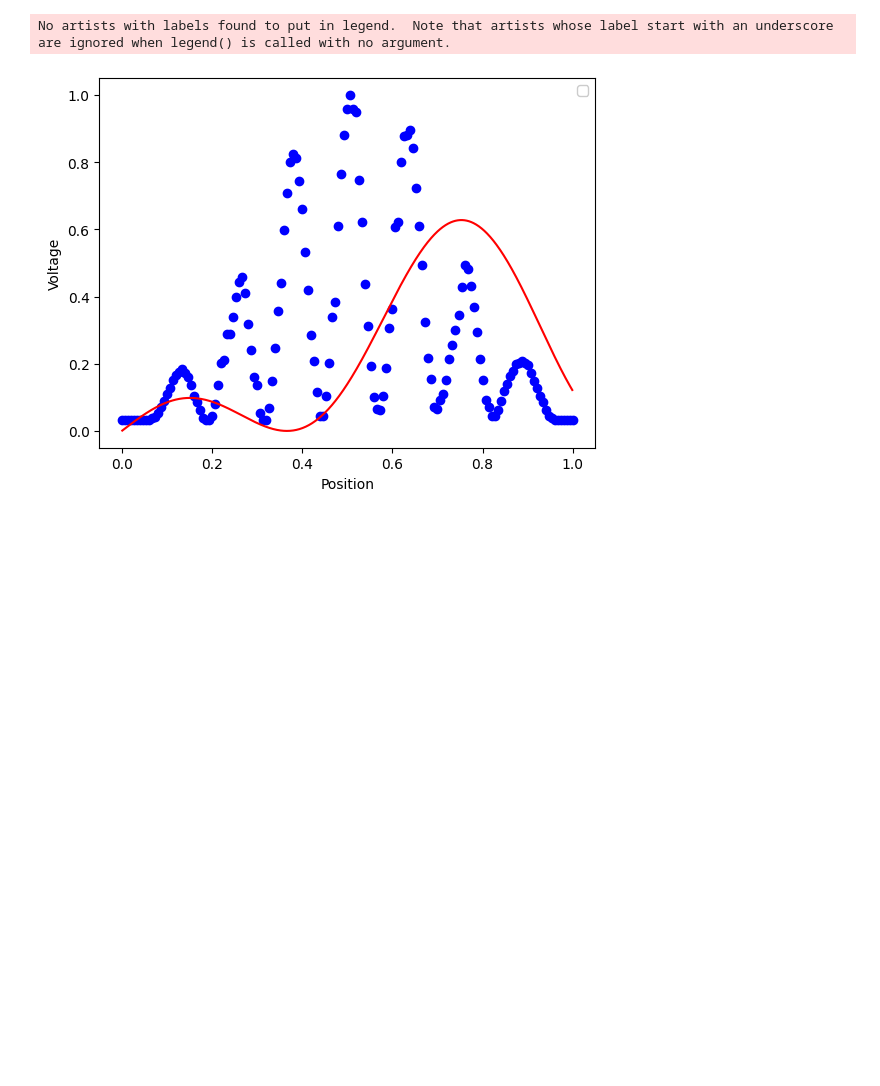
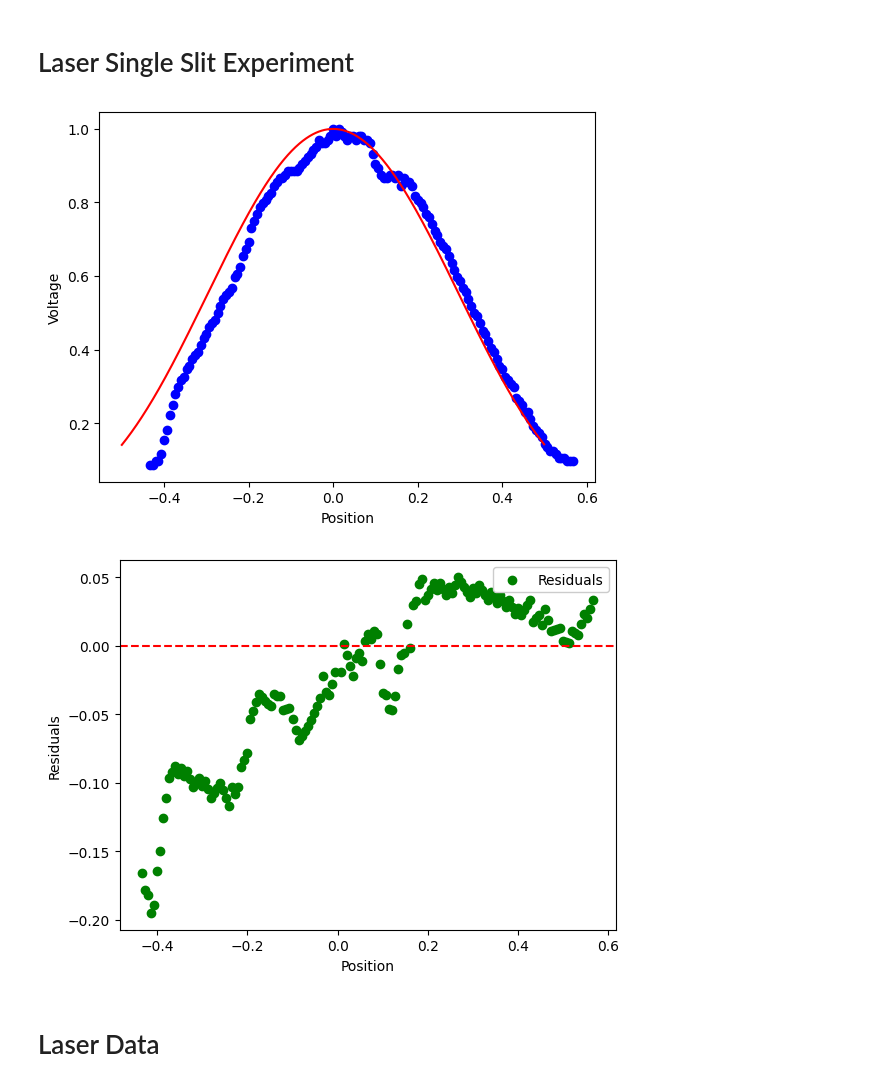
Before and after one commit to ChristianArgueta/PHSX-616, a Jupyter notebook: SIngle Photon.ipynb, the cells around one changed output. Saved outputs shown, nothing was run; the diff lists cells and outputs as text; code cells hidden in the pictures; blank space fills up the shorter version.

```diff
--- a/SIngle Photon.ipynb
+++ b/SIngle Photon.ipynb
@@ -35,0 +37,16 @@ Text(0.5, 1.0, 'Laser - Double Slit')
+# %%
+x_max1= max(xArray1)
+y_max1 = max(yArray1)
+x_min1 = min(xArray1)
+y_min1 = min(yArray1)
+
+
+
+xArray_Norm1 = ((xArray1/x_max1) -0.43333333333333335)
+yArray_Norm1 = yArray1/y_max1
+
+
+plt.scatter(xArray_Norm1, yArray_Norm1)
+plt.xlabel('Position (mm)')
+plt.ylabel('Voltage (mV)')
+plt.title('Laser - Double Slit')
@@ -124,0 +135,3 @@ def fit(x, I0, a, b, lam, D):
+# %%
+def fit1(x, I0, a, lam, D):
+    return I0 * ((np.sin(a*x/(lam*D)))**2 / (a*x/((lam*D)))**2)
@@ -125,20 +176,39 @@ def fit(x, I0, a, b, lam, D):
+# %% [markdown]
+# Laser Single Slit Experiment
 # %%
-guess = [1, 0.0113, 0.047, 8.93e-5, 122.66]
+guess = [1, 0.03, 8.93e-5, 77]
+# Assuming xArray_Norm1 and yArray_Norm1 are defined elsewhere in your code
+popt, pcov = curve_fit(fit1, xArray_Norm1, yArray_Norm1, guess)
 
-popt, pcov = curve_fit(fit, xArray_Norm, yArray_Norm,guess)
-xFit1 = np.arange(0, 1, 0.001)
+# Generate fit values for plotting
+xFit1 = np.arange(-0.5, 0.5, 0.001)
+yFit1 = fit1(xFit1, *popt)
 
-
-plt.scatter(xArray_Norm, yArray_Norm,  color="blue")
-plt.plot(xFit1, fit(xFit1, *popt), color="r", )
-
+# Plotting the original scatter and the fit curve
+plt.scatter(xArray_Norm1, yArray_Norm1, color="blue")
+plt.plot(xFit1, yFit1, color="r")
 
 plt.xlabel("Position")
 plt.ylabel("Voltage")
 
 # Customize legend with a solid white background
+
+plt.show()
+
+# Calculate and plot residuals
+residuals1 = yArray_Norm1 - fit1(xArray_Norm1, *popt)
+
+plt.figure()  # Create a new figure for the residuals plot
+plt.scatter(xArray_Norm1, residuals1, color="green", label="Residuals")
+plt.axhline(y=0, color='r', linestyle='--')  # Adds a reference line at zero
+
+plt.xlabel("Position")
+plt.ylabel("Residuals")
+
 plt.legend(facecolor='white', framealpha=1)
 plt.show()
 # %% [output]
-No artists with labels found to put in legend.  Note that artists whose label start with an underscore are ignored when legend() is called with no argument.
-[figure, old version]
+[figure, new version]
+[figure, added]
+# %% [markdown]
+# Laser Data
```
Also changed, not shown: parts of 25 cells of this notebook.
